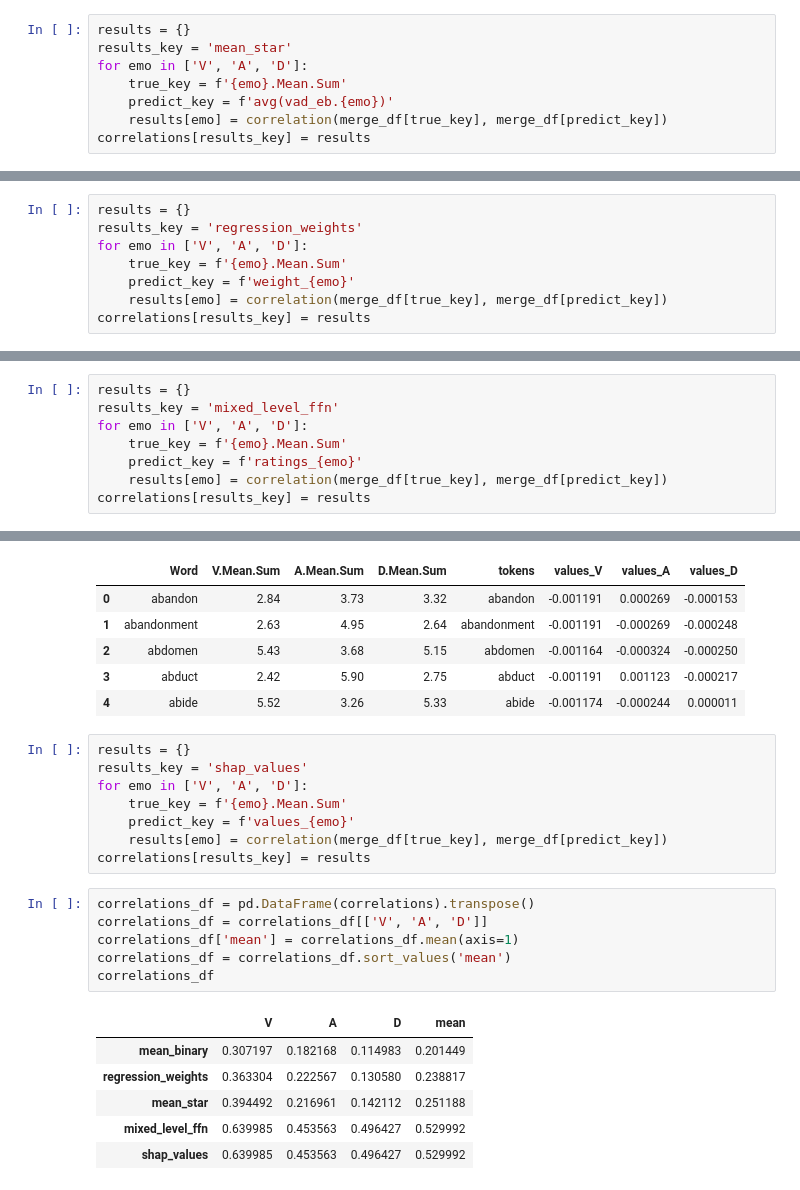
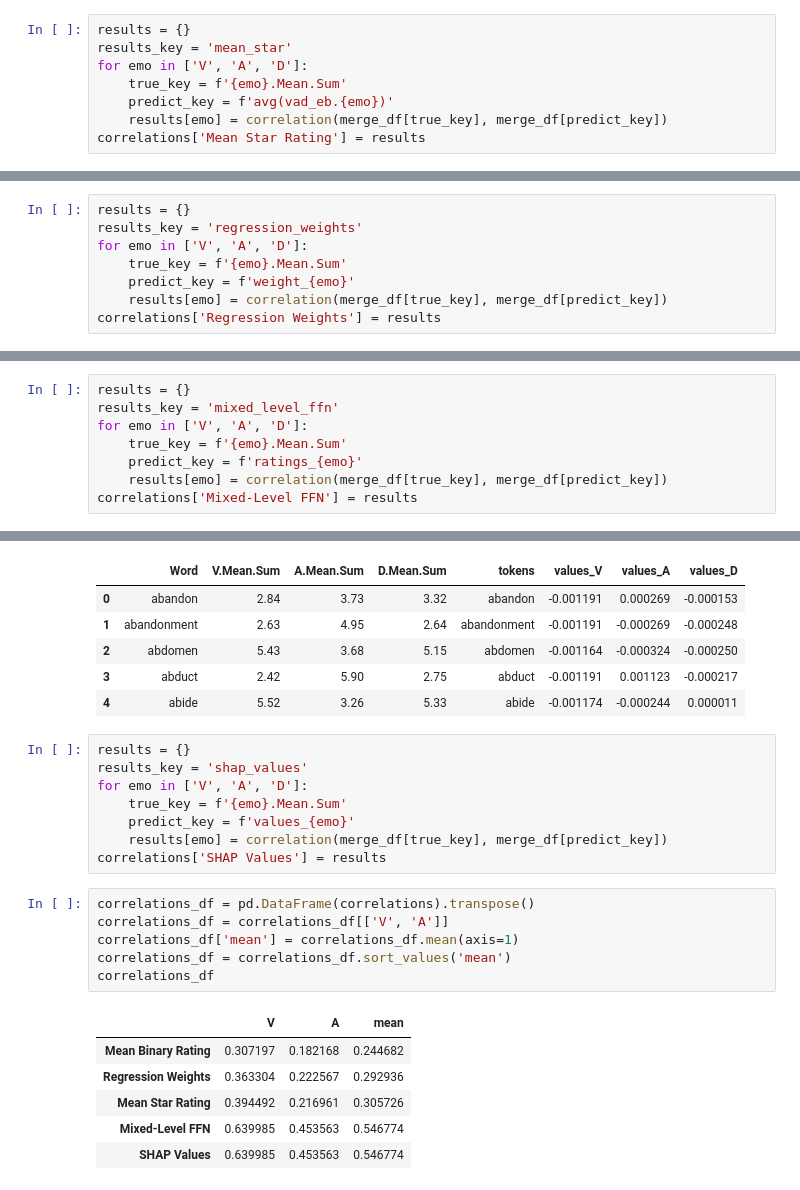
Before and after one commit to yoninachmany/empathy_dictionary, a Jupyter notebook: VAD correlations.ipynb, the cells around one changed output, grey strips where cells are left out. Cells and saved outputs as stored; diff of their text form.

```diff
--- a/VAD correlations.ipynb
+++ b/VAD correlations.ipynb
@@ -322,7 +322,7 @@ for emo in ['V', 'A', 'D']:
     true_key = f'{emo}.Mean.Sum'
     predict_key = f'avg(vad_eb.{emo})'
     results[emo] = correlation(merge_df[true_key], merge_df[predict_key])
-correlations[results_key] = results
+correlations['Mean Star Rating'] = results
 # %%
 merge_df = vad_gold_df.merge(regression_V_df, left_on='Word', right_on='term')
 merge_df = merge_df.merge(regression_A_df, on='term', suffixes=('', '_A'))
@@ -345,7 +345,7 @@ for emo in ['V', 'A', 'D']:
     true_key = f'{emo}.Mean.Sum'
     predict_key = f'weight_{emo}'
     results[emo] = correlation(merge_df[true_key], merge_df[predict_key])
-correlations[results_key] = results
+correlations['Regression Weights'] = results
 # %%
 merge_df = vad_gold_df.merge(mixed_ffn_V_df, left_on='Word', right_on='tokens')
 merge_df = merge_df.merge(mixed_ffn_A_df, on='tokens', suffixes=('', '_A'))
@@ -368,7 +368,7 @@ for emo in ['V', 'A', 'D']:
     true_key = f'{emo}.Mean.Sum'
     predict_key = f'ratings_{emo}'
     results[emo] = correlation(merge_df[true_key], merge_df[predict_key])
-correlations[results_key] = results
+correlations['Mixed-Level FFN'] = results
 # %%
 merge_df = vad_gold_df.merge(shap_V_df, left_on='Word', right_on='tokens')
 merge_df = merge_df.merge(shap_A_df, on='tokens', suffixes=('', '_A'))
@@ -391,17 +391,17 @@ for emo in ['V', 'A', 'D']:
     true_key = f'{emo}.Mean.Sum'
     predict_key = f'values_{emo}'
     results[emo] = correlation(merge_df[true_key], merge_df[predict_key])
-correlations[results_key] = results
+correlations['SHAP Values'] = results
 # %%
 correlations_df = pd.DataFrame(correlations).transpose()
-correlations_df = correlations_df[['V', 'A', 'D']]
+correlations_df = correlations_df[['V', 'A']]
 correlations_df['mean'] = correlations_df.mean(axis=1)
 correlations_df = correlations_df.sort_values('mean')
 correlations_df
 # %% [output]
-|  | V | A | D | mean |
-| mean_binary | 0.307197 | 0.182168 | 0.114983 | 0.201449 |
-| regression_weights | 0.363304 | 0.222567 | 0.130580 | 0.238817 |
-| mean_star | 0.394492 | 0.216961 | 0.142112 | 0.251188 |
-| mixed_level_ffn | 0.639985 | 0.453563 | 0.496427 | 0.529992 |
-| shap_values | 0.639985 | 0.453563 | 0.496427 | 0.529992 |
+|  | V | A | mean |
+| Mean Binary Rating | 0.307197 | 0.182168 | 0.244682 |
+| Regression Weights | 0.363304 | 0.222567 | 0.292936 |
+| Mean Star Rating | 0.394492 | 0.216961 | 0.305726 |
+| Mixed-Level FFN | 0.639985 | 0.453563 | 0.546774 |
+| SHAP Values | 0.639985 | 0.453563 | 0.546774 |
```
Also changed, not shown: parts of 2 cells of this notebook.
